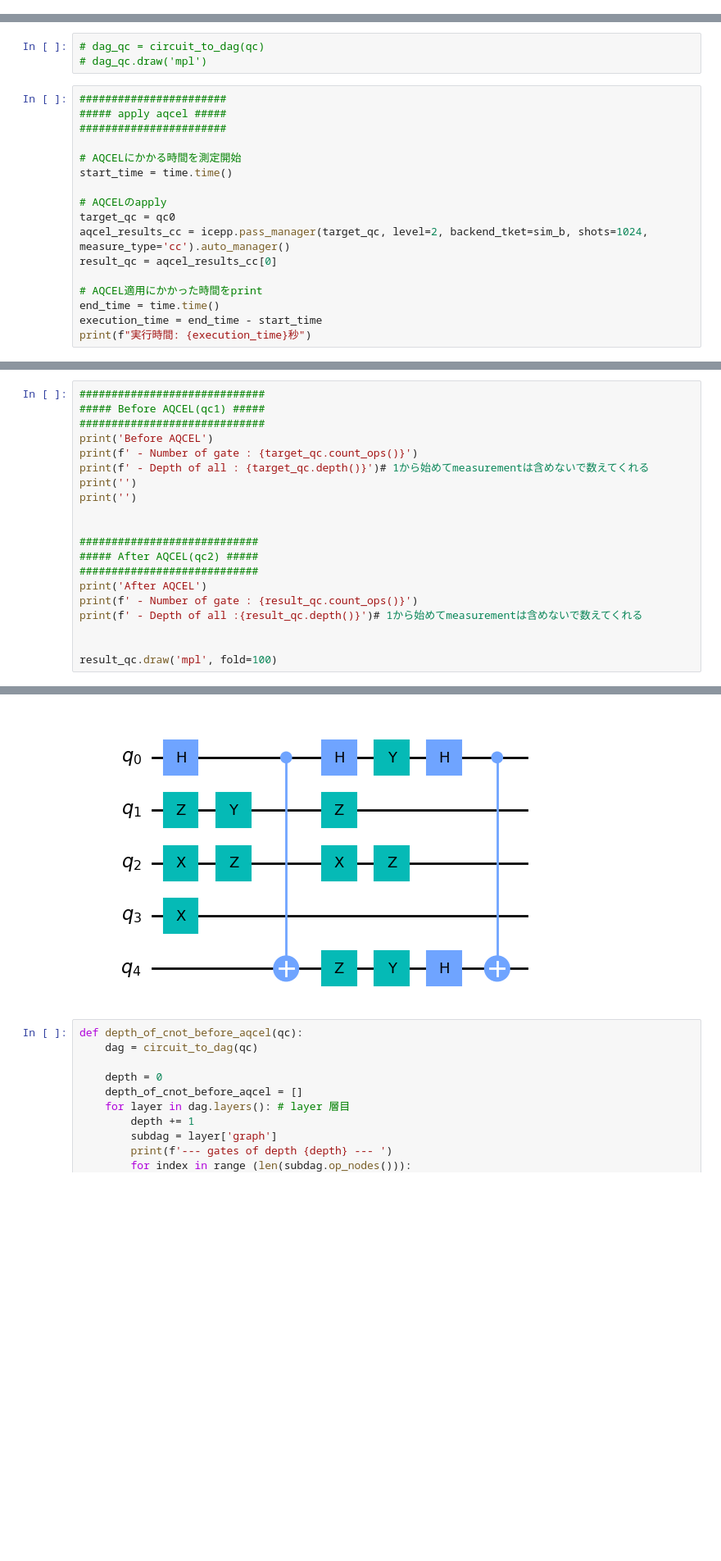
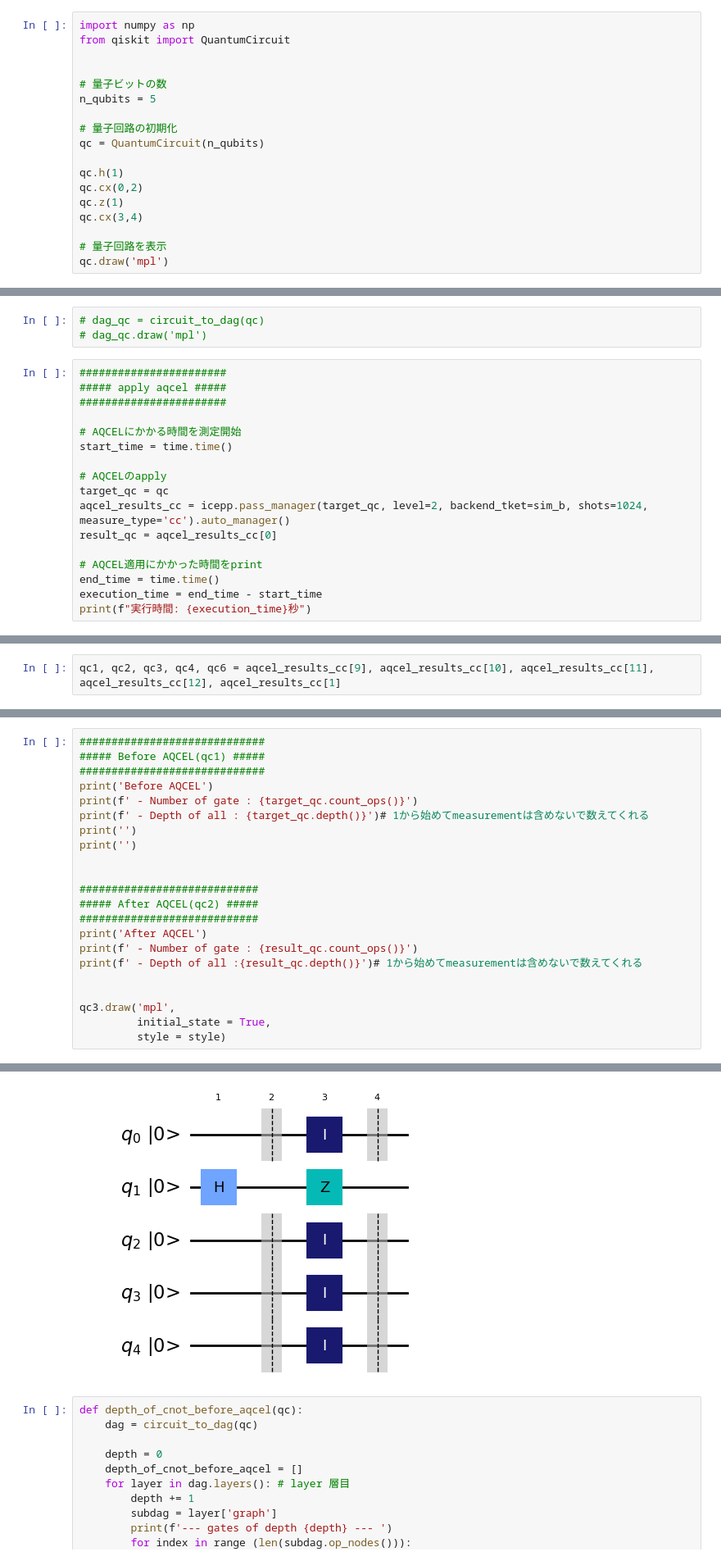
Before and after one commit to LBNL-HEP-QIS/QuantumPartonShower, a Jupyter notebook: qiskit_code/experiment.ipynb, the cells around one changed output, grey strips where cells are left out. Shown at 82% size. Drawn from its saved outputs; the diff is of its cells as text; blank space fills up the shorter version.

```diff
--- a/qiskit_code/experiment.ipynb
+++ b/qiskit_code/experiment.ipynb
@@ -91,2 +91,20 @@ qc.draw('mpl')
 # %% [output]
 [figure]
+# %%
+import numpy as np
+from qiskit import QuantumCircuit
+
+
+# 量子ビットの数
+n_qubits = 5
+
+# 量子回路の初期化
+qc = QuantumCircuit(n_qubits)
+
+qc.h(1)
+qc.cx(0,2)
+qc.z(1)
+qc.cx(3,4)
+
+# 量子回路を表示
+qc.draw('mpl')
@@ -125,7 +127,7 @@ q_4: ──■───────┤ X ├┤ Z ├┤ Y ├┤ H ├───
 start_time = time.time()
 
 # AQCELのapply
-target_qc = qc0
+target_qc = qc
 aqcel_results_cc = icepp.pass_manager(target_qc, level=2, backend_tket=sim_b, shots=1024, measure_type='cc').auto_manager()
 result_qc = aqcel_results_cc[0]
 
@@ -162,0 +149,2 @@ Before AQCEL
+# %%
+qc1, qc2, qc3, qc4, qc6 = aqcel_results_cc[9], aqcel_results_cc[10], aqcel_results_cc[11], aqcel_results_cc[12], aqcel_results_cc[1]
@@ -179,6 +224,8 @@ print(f' - Number of gate : {result_qc.count_ops()}')
 print(f' - Depth of all :{result_qc.depth()}')# 1から始めてmeasurementは含めないで数えてくれる
 
 
-result_qc.draw('mpl', fold=100)
+qc3.draw('mpl',
+         initial_state = True,
+         style = style)
 # %% [output]
 Before AQCEL
@@ -192,4 +239,4 @@ After AQCEL
-[figure, old version]
+[figure, new version]
 # %%
 def depth_of_cnot_before_aqcel(qc):
     dag = circuit_to_dag(qc)
```
Also changed, not shown: parts of 9 cells of this notebook, 10 other files.
